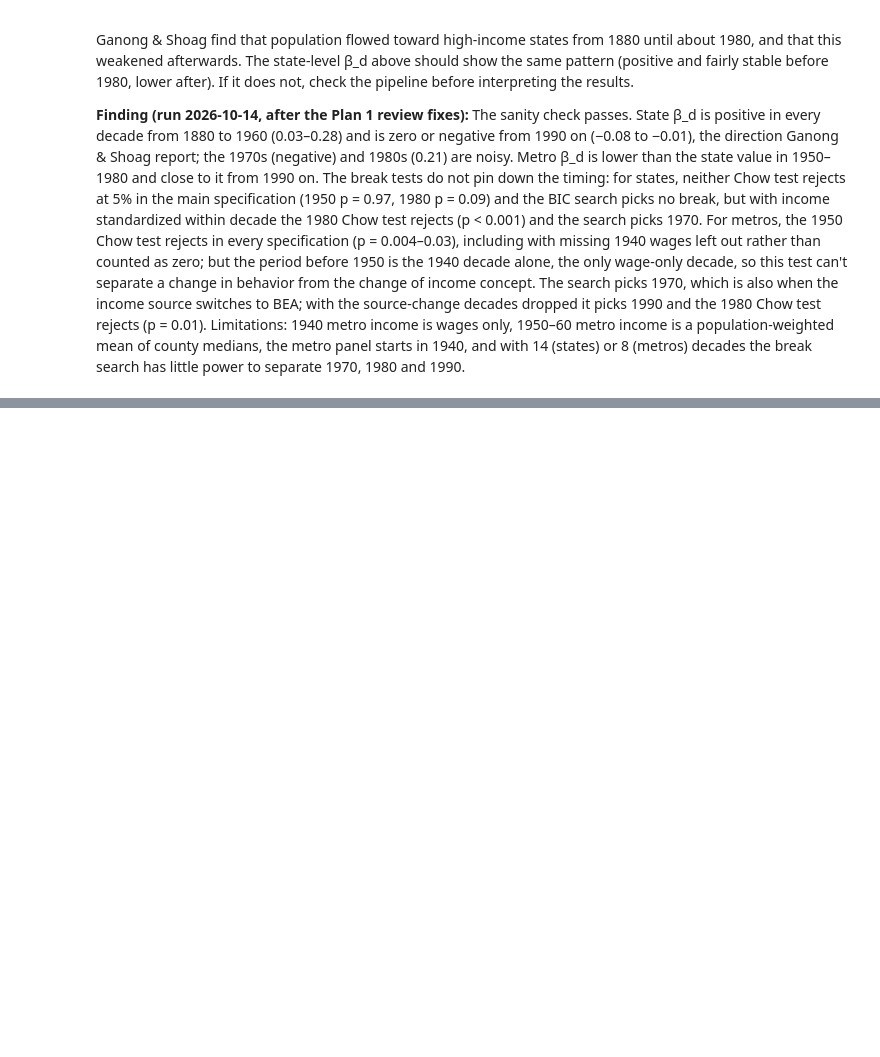
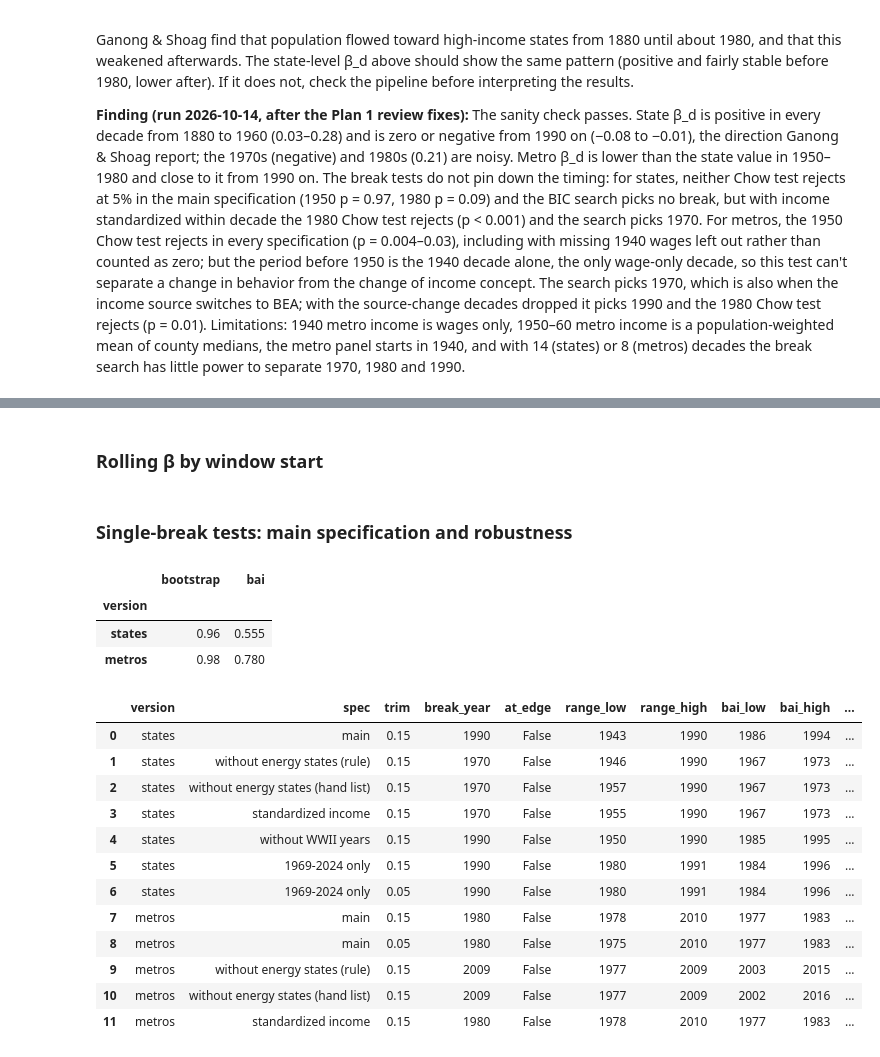
Before and after one commit to dime35/us-housing-crisis-analysis, a Jupyter notebook: notebooks/1.1-lr-us-structural-break.ipynb, the cells around one changed output, grey strips where cells are left out. Cells and saved outputs as stored; diff of their text form; code cells hidden in the pictures; blank space fills up the shorter version.

```diff
--- a/notebooks/1.1-lr-us-structural-break.ipynb
+++ b/notebooks/1.1-lr-us-structural-break.ipynb
@@ -121,0 +164,2 @@ pipeline before interpreting the results.
+# %% [markdown]
+### Rolling β by window start
@@ -121,0 +170,72 @@ pipeline before interpreting the results.
+# %% [markdown]
+### Single-break tests: main specification and robustness
+# %%
+def growth(name, start=None):
+    return ab.annual_growth_panel(annual[name], start or starts[name], RQ0B_ANNUAL_END)
+
+def growth_without(name, fips):
+    return ab.annual_growth_panel(features.drop_states(annual[name], fips), starts[name], RQ0B_ANNUAL_END)
+
+runs = [  # (version, spec, growth panel, trim)
+    ("states", "main", growth("states"), 0.15),
+    ("states", "without energy states (rule)", growth_without("states", energy_rule), 0.15),
+    ("states", "without energy states (hand list)", growth_without("states", set(ENERGY_STATES_HAND)), 0.15),
+    ("states", "standardized income", breaks.standardize_within_decade(growth("states"), period="year"), 0.15),
+    ("states", "without WWII years", growth("states")[lambda d: ~d.year.isin(WWII_GROWTH_YEARS)], 0.15),
+    ("states", "1969-2024 only", growth("states", RQ0B_ANNUAL_METRO_START), 0.15),
+    ("states", "1969-2024 only", growth("states", RQ0B_ANNUAL_METRO_START), 0.05),
+    ("metros", "main", growth("metros"), 0.15),
+    ("metros", "main", growth("metros"), 0.05),
+    ("metros", "without energy states (rule)", growth_without("metros", energy_rule), 0.15),
+    ("metros", "without energy states (hand list)", growth_without("metros", set(ENERGY_STATES_HAND)), 0.15),
+    ("metros", "standardized income", breaks.standardize_within_decade(growth("metros"), period="year"), 0.15),
+]
+
+# The bootstrap range is used where its simulated coverage meets the rule; otherwise Bai's interval
+coverage = []
+for version in ("states", "metros"):
+    dp = next(d for v, s, d, tr in runs if v == version and s == "main" and tr == 0.15)
+    cov = ab.range_coverage(dp, ab.sup_wald_break(dp))
+    coverage.append({"version": version, **cov})
+coverage = pd.DataFrame(coverage).set_index("version")
+use_bootstrap = coverage.bootstrap >= ab.COVERAGE_MIN
+
+rows = []
+for version, spec, dp, trim in runs:
+    r = ab.sup_wald_break(dp, trim)
+    boot = ab.bootstrap_break_year(dp, trim)
+    bai = ab.bai_interval(dp, r)
+    multi = ab.demeaned_break_search(dp)
+    rows.append({
+        "version": version, "spec": spec, "trim": trim, "break_year": r.break_year, "at_edge": r.at_edge,
+        "range_low": boot.low, "range_high": boot.high, "bai_low": bai[0], "bai_high": bai[1],
+        "reported_range": "bootstrap" if use_bootstrap[version] else "bai",
+        "sup_wald": r.sup_wald, "sup_wald_cv5": r.critical_value,
+        "beta_before_annual": r.beta_before, "beta_after_annual": r.beta_after,
+        "beta_before_10y": 10 * r.beta_before, "beta_after_10y": 10 * r.beta_after,
+        "multi_breaks": " ".join(map(str, multi.breaks)), "n_units": r.n_units,
+        "years": f"{r.first_year}-{r.last_year}",
+    })
+annual_tests = pd.DataFrame(rows)
+annual_tests.to_csv(TABLES_DIR / "rq0b_annual_tests.csv", index=False)
+coverage.to_csv(TABLES_DIR / "rq0b_annual_range_coverage.csv")
+display(coverage.round(3))
+annual_tests.round(4)
+# %% [output]
+|  | bootstrap | bai |
+| version |  |  |
+| states | 0.96 | 0.555 |
+| metros | 0.98 | 0.780 |
+|  | version | spec | trim | break_year | at_edge | range_low | range_high | bai_low | bai_high | ... |
+| 0 | states | main | 0.15 | 1990 | False | 1943 | 1990 | 1986 | 1994 | ... |
+| 1 | states | without energy states (rule) | 0.15 | 1970 | False | 1946 | 1990 | 1967 | 1973 | ... |
+| 2 | states | without energy states (hand list) | 0.15 | 1970 | False | 1957 | 1990 | 1967 | 1973 | ... |
+| 3 | states | standardized income | 0.15 | 1970 | False | 1955 | 1990 | 1967 | 1973 | ... |
+| 4 | states | without WWII years | 0.15 | 1990 | False | 1950 | 1990 | 1985 | 1995 | ... |
+| 5 | states | 1969-2024 only | 0.15 | 1990 | False | 1980 | 1991 | 1984 | 1996 | ... |
+| 6 | states | 1969-2024 only | 0.05 | 1990 | False | 1980 | 1991 | 1984 | 1996 | ... |
+| 7 | metros | main | 0.15 | 1980 | False | 1978 | 2010 | 1977 | 1983 | ... |
+| 8 | metros | main | 0.05 | 1980 | False | 1975 | 2010 | 1977 | 1983 | ... |
+| 9 | metros | without energy states (rule) | 0.15 | 2009 | False | 1977 | 2009 | 2003 | 2015 | ... |
+| 10 | metros | without energy states (hand list) | 0.15 | 2009 | False | 1977 | 2009 | 2002 | 2016 | ... |
+| 11 | metros | standardized income | 0.15 | 1980 | False | 1978 | 2010 | 1977 | 1983 | ... |
```
Also changed, not shown: parts of 7 cells of this notebook, 6 other files.
